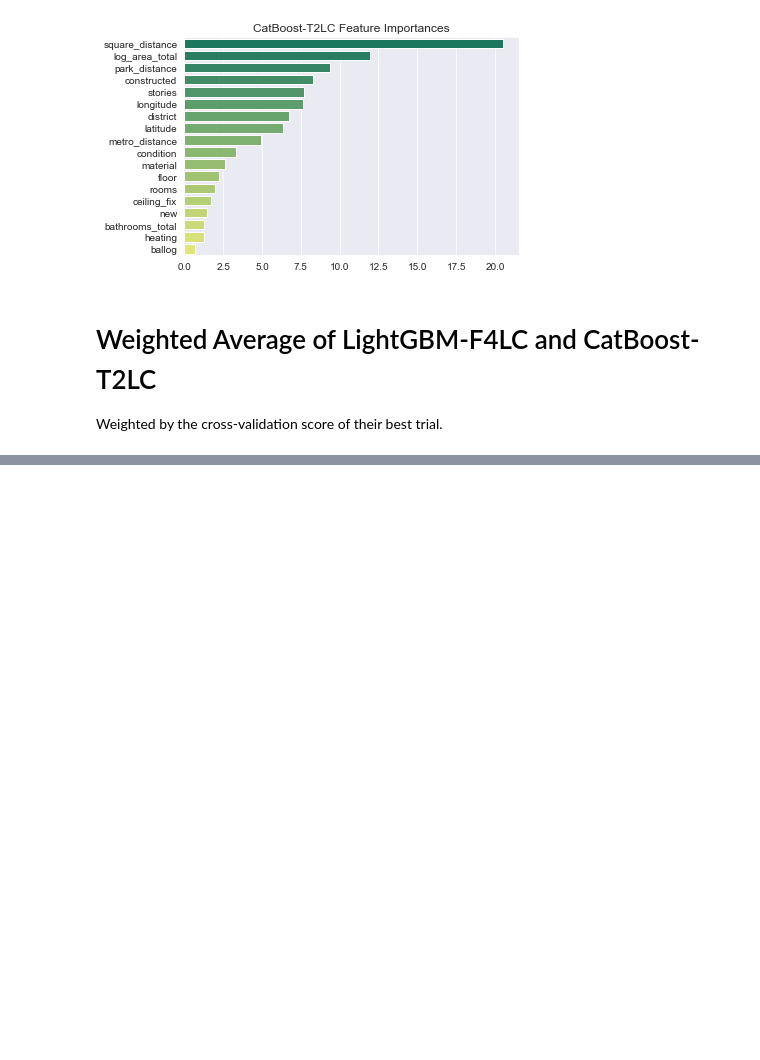
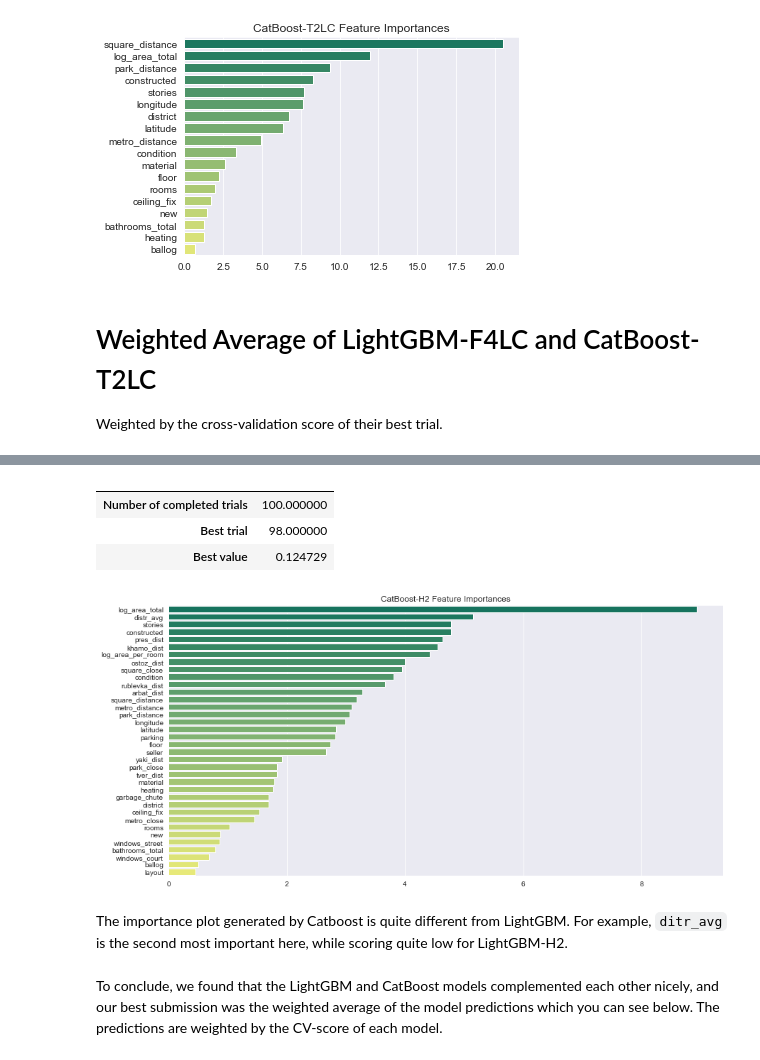
Before and after one commit to jimoskar/ml, a Jupyter notebook: project/project_submission/long_notebook.ipynb, the cells around one changed output, grey strips where cells are left out. Saved outputs shown, nothing was run; the diff lists cells and outputs as text; code cells hidden in the pictures; blank space fills up the shorter version.

```diff
--- a/project/project_submission/long_notebook.ipynb
+++ b/project/project_submission/long_notebook.ipynb
@@ -1432,0 +1604,16 @@ pd.Series(
+# %%
+cat_h2_study = optuna.create_study(
+    storage="sqlite:///resources/jim_optuna.sqlite",
+    sampler=optuna.samplers.TPESampler(seed=SEED),
+    study_name="cat-lh",
+    direction="minimize",
+    load_if_exists=True
+)
+
+X = data_train[NUMERIC_FEATURES_H2 + CATEGORICAL_FEATURES_H2].copy()
+X['district'] = X['district'].astype(int)
+X_test = data_test[NUMERIC_FEATURES_H2 + CATEGORICAL_FEATURES_H2]
+X_test['district'] = X_test['district'].astype(int)
+
+cat_h2_mod = catboost.CatBoostRegressor(objective="RMSE", random_seed=SEED, silent=True, thread_count=4, **cat_h2_study.best_params)
+cat_h2_mod.fit(X, np.log(y/area), cat_features = ['district'])
@@ -1432,0 +1628,17 @@ pd.Series(
+# %%
+pd.DataFrame.from_dict({
+    "Number of completed trials": (cat_h2_study.trials_dataframe().state == "COMPLETE").sum(),
+    "Best trial": cat_h2_study.best_trial.number,
+    "Best value": cat_h2_study.best_value,
+}, orient="index", columns=[""])
+# %% [output]
+|  |  |
+| Number of completed trials | 100.000000 |
+| Best trial | 98.000000 |
+| Best value | 0.124729 |
+# %%
+plot_feature_importances(NUMERIC_FEATURES_H2 + CATEGORICAL_FEATURES_H2, cat_h2_mod.feature_importances_, "CatBoost-H2")
+# %% [output]
+[figure, added]
+# %% [markdown]
+The importance plot generated by Catboost is quite different from LightGBM. For example, `ditr_avg` is the second most important here, while scoring quite low for LightGBM-H2.
@@ -1432,0 +1647,2 @@ pd.Series(
+# %% [markdown]
+To conclude, we found that the LightGBM and CatBoost models complemented each other nicely, and our best submission was the weighted average of the model predictions which you can see below. The predictions are weighted by the CV-score of each model.
```
Also changed, not shown: parts of 39 cells of this notebook, 5 other files.
